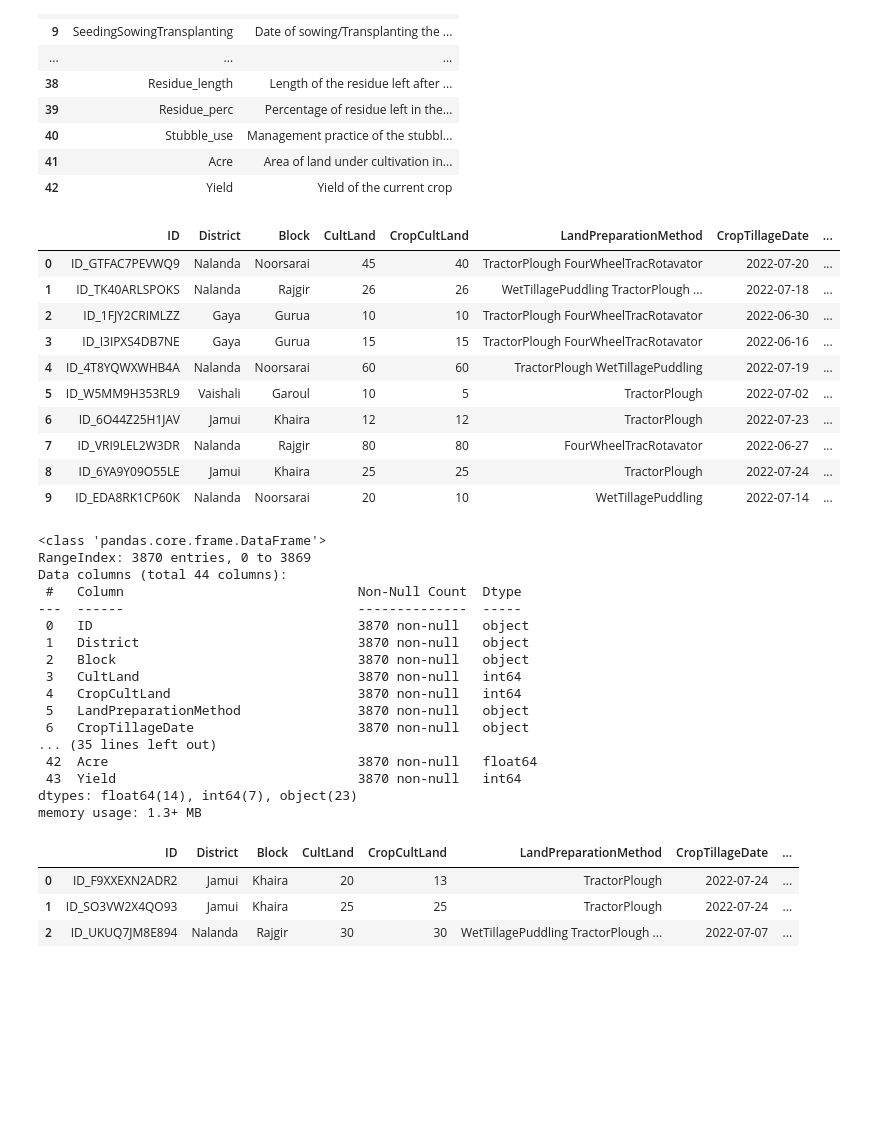
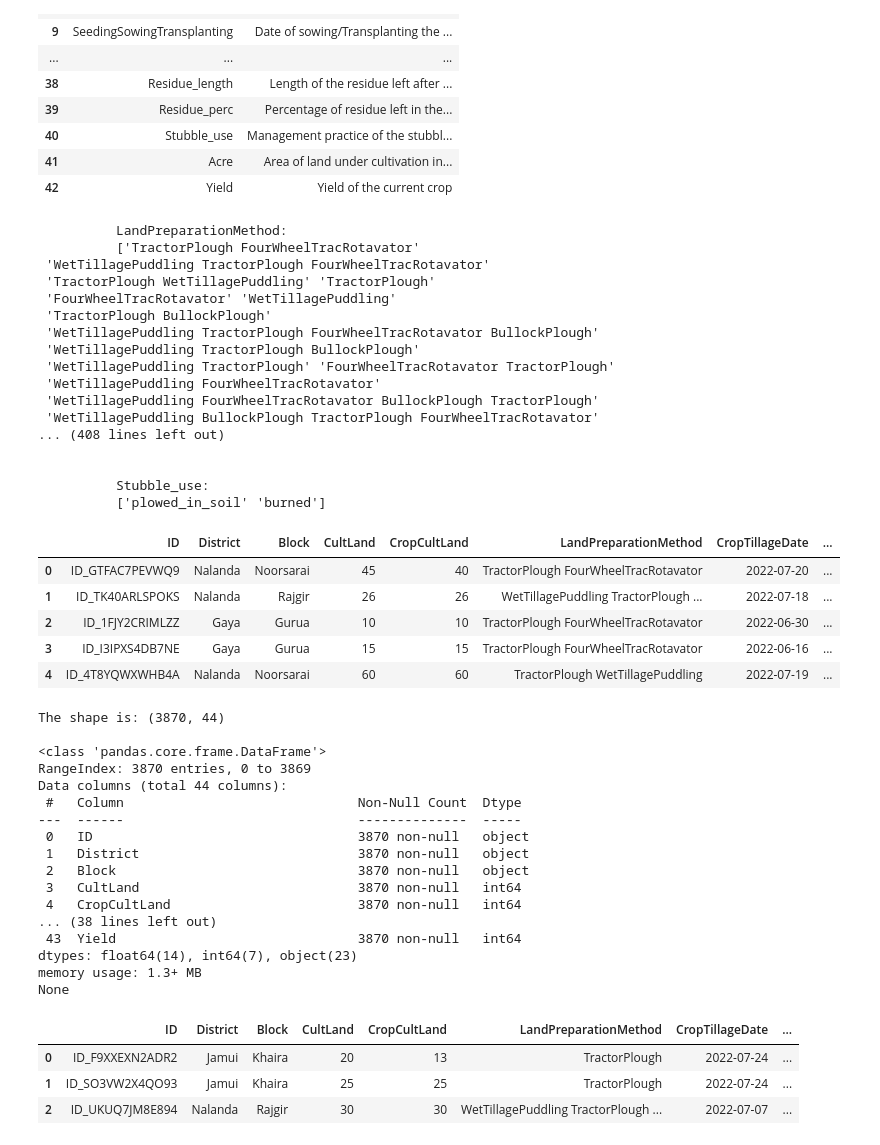
Before and after one commit to Scholarchep/Crop-yield-prediction, a Jupyter notebook: Crop_yield_prediction.ipynb, the cells around one changed output. Saved outputs shown, nothing was run; the diff lists cells and outputs as text; code cells hidden in the pictures; blank space fills up the shorter version.

```diff
--- a/Crop_yield_prediction.ipynb
+++ b/Crop_yield_prediction.ipynb
@@ -39,41 +39,67 @@ var_desc
 | 40 | Stubble_use | Management practice of the stubbl... |
 | 41 | Acre | Area of land under cultivation in... |
 | 42 | Yield | Yield of the current crop |
+# %%
+
+str_columns = ['LandPreparationMethod', 'CropEstMethod', 'NursDetFactor', 'TransDetFactor', 'TransplantingIrrigationSource', 'TransplantingIrrigationPowerSource',  'OrgFertilizers', 'PCropSolidOrgFertAppMethod', 'CropbasalFerts', 'MineralFertAppMethod', 'FirstTopDressFert', 'MineralFertAppMethod', 'FirstTopDressFert', 'MineralFertAppMethod.1', 'Harv_method', 'Threshing_method', 'Stubble_use']
+
+for col in str_columns:
+    print(f'''
+
+          {col}:
+          {train[col].unique()}
+
+          ''')
+# %% [output]
+          LandPreparationMethod:
+          ['TractorPlough FourWheelTracRotavator'
+ 'WetTillagePuddling TractorPlough FourWheelTracRotavator'
+ 'TractorPlough WetTillagePuddling' 'TractorPlough'
+ 'FourWheelTracRotavator' 'WetTillagePuddling'
+ 'TractorPlough BullockPlough'
+ 'WetTillagePuddling TractorPlough FourWheelTracRotavator BullockPlough'
+ 'WetTillagePuddling TractorPlough BullockPlough'
+ 'WetTillagePuddling TractorPlough' 'FourWheelTracRotavator TractorPlough'
+ 'WetTillagePuddling FourWheelTracRotavator'
+ 'WetTillagePuddling FourWheelTracRotavator BullockPlough TractorPlough'
+ 'WetTillagePuddling BullockPlough TractorPlough FourWheelTracRotavator'
+... (408 lines left out)
+
+
+          Stubble_use:
+          ['plowed_in_soil' 'burned']
 # %%
 # Preview files
-train.head(10)
+train.head(5)
 # %% [output]
 |  | ID | District | Block | CultLand | CropCultLand | LandPreparationMethod | CropTillageDate | ... |
 | 0 | ID_GTFAC7PEVWQ9 | Nalanda | Noorsarai | 45 | 40 | TractorPlough FourWheelTracRotavator | 2022-07-20 | ... |
 | 1 | ID_TK40ARLSPOKS | Nalanda | Rajgir | 26 | 26 | WetTillagePuddling TractorPlough ... | 2022-07-18 | ... |
 | 2 | ID_1FJY2CRIMLZZ | Gaya | Gurua | 10 | 10 | TractorPlough FourWheelTracRotavator | 2022-06-30 | ... |
 | 3 | ID_I3IPXS4DB7NE | Gaya | Gurua | 15 | 15 | TractorPlough FourWheelTracRotavator | 2022-06-16 | ... |
 | 4 | ID_4T8YQWXWHB4A | Nalanda | Noorsarai | 60 | 60 | TractorPlough WetTillagePuddling | 2022-07-19 | ... |
-| 5 | ID_W5MM9H353RL9 | Vaishali | Garoul | 10 | 5 | TractorPlough | 2022-07-02 | ... |
-| 6 | ID_6O44Z25H1JAV | Jamui | Khaira | 12 | 12 | TractorPlough | 2022-07-23 | ... |
-| 7 | ID_VRI9LEL2W3DR | Nalanda | Rajgir | 80 | 80 | FourWheelTracRotavator | 2022-06-27 | ... |
-| 8 | ID_6YA9Y09O55LE | Jamui | Khaira | 25 | 25 | TractorPlough | 2022-07-24 | ... |
-| 9 | ID_EDA8RK1CP60K | Nalanda | Noorsarai | 20 | 10 | WetTillagePuddling | 2022-07-14 | ... |
-# %%
-train.info()
-# %% [output]
-<class 'pandas.core.frame.DataFrame'>
-RangeIndex: 3870 entries, 0 to 3869
-Data columns (total 44 columns):
- #   Column                              Non-Null Count  Dtype
----  ------                              --------------  -----
- 0   ID                                  3870 non-null   object
- 1   District                            3870 non-null   object
- 2   Block                               3870 non-null   object
- 3   CultLand                            3870 non-null   int64
- 4   CropCultLand                        3870 non-null   int64
- 5   LandPreparationMethod               3870 non-null   object
- 6   CropTillageDate                     3870 non-null   object
-... (35 lines left out)
- 42  Acre                                3870 non-null   float64
- 43  Yield                               3870 non-null   int64
-dtypes: float64(14), int64(7), object(23)
-memory usage: 1.3+ MB
+# %%
+print(f'''The shape is: {train.shape}
+''')
+print(train.info())
+# %% [output]
+The shape is: (3870, 44)
+
+<class 'pandas.core.frame.DataFrame'>
+RangeIndex: 3870 entries, 0 to 3869
+Data columns (total 44 columns):
+ #   Column                              Non-Null Count  Dtype
+---  ------                              --------------  -----
+ 0   ID                                  3870 non-null   object
+ 1   District                            3870 non-null   object
+ 2   Block                               3870 non-null   object
+ 3   CultLand                            3870 non-null   int64
+ 4   CropCultLand                        3870 non-null   int64
+... (38 lines left out)
+ 43  Yield                               3870 non-null   int64
+dtypes: float64(14), int64(7), object(23)
+memory usage: 1.3+ MB
+None
 # %%
 test.head(3)
 # %% [output]
```
Also changed, not shown: parts of 2 cells of this notebook.
